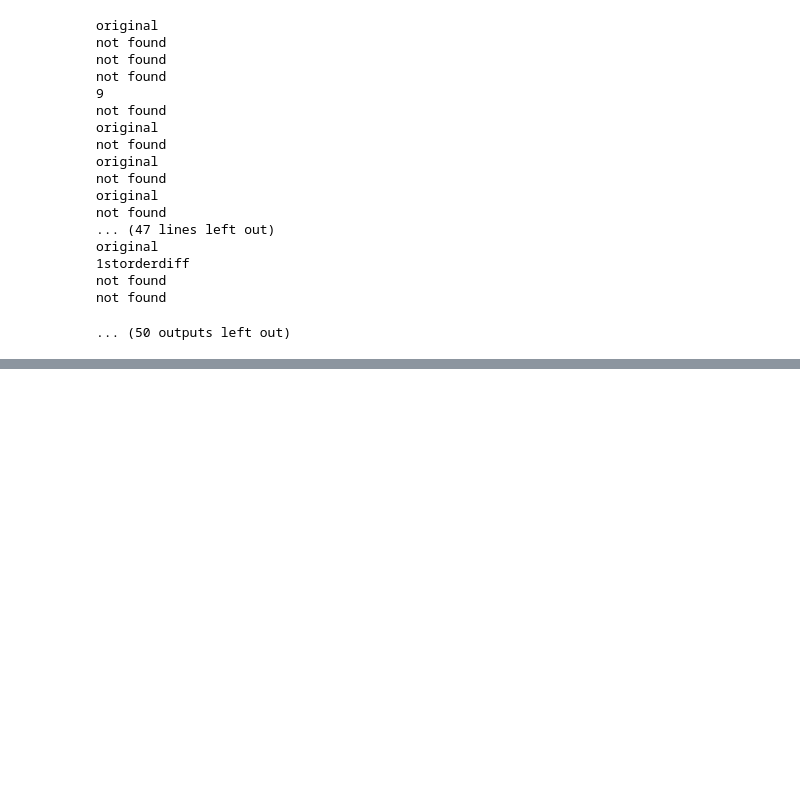
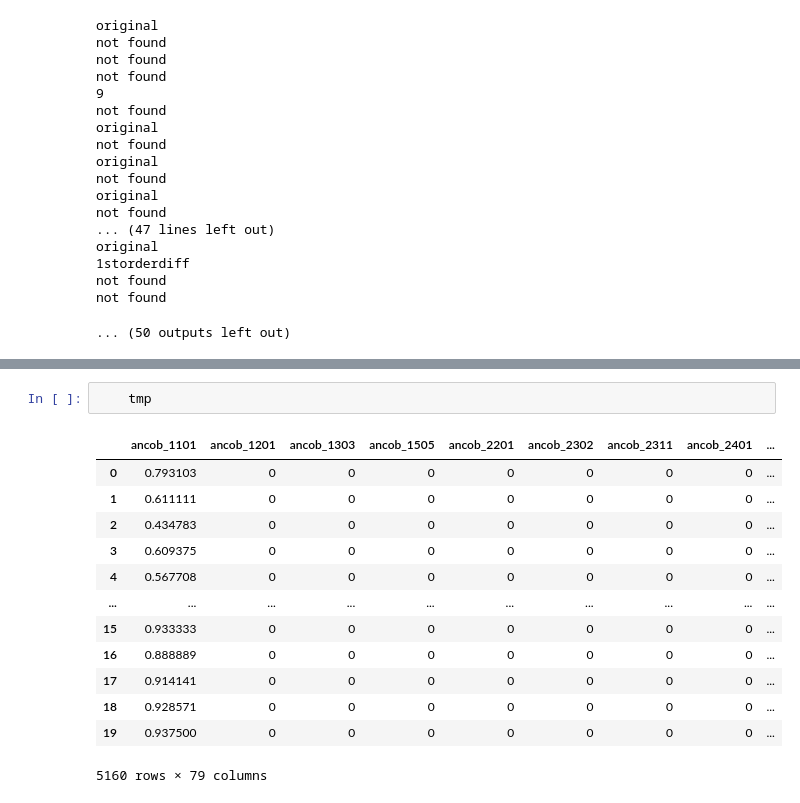
Before and after one commit to LyuLingfeng95/PhDProject1, a Jupyter notebook: Project1.ipynb, the cells around one changed output, grey strips where cells are left out. Drawn from its saved outputs; the diff is of its cells as text; blank space fills up the shorter version.

```diff
--- a/Project1.ipynb
+++ b/Project1.ipynb
@@ -2379,0 +2412,16 @@ not found
+# %%
+    tmp
+# %% [output]
+|  | ancob_1101 | ancob_1201 | ancob_1303 | ancob_1505 | ancob_2201 | ancob_2302 | ancob_2311 | ancob_2401 | ... |
+| 0 | 0.793103 | 0 | 0 | 0 | 0 | 0 | 0 | 0 | ... |
+| 1 | 0.611111 | 0 | 0 | 0 | 0 | 0 | 0 | 0 | ... |
+| 2 | 0.434783 | 0 | 0 | 0 | 0 | 0 | 0 | 0 | ... |
+| 3 | 0.609375 | 0 | 0 | 0 | 0 | 0 | 0 | 0 | ... |
+| 4 | 0.567708 | 0 | 0 | 0 | 0 | 0 | 0 | 0 | ... |
+| ... | ... | ... | ... | ... | ... | ... | ... | ... | ... |
+| 15 | 0.933333 | 0 | 0 | 0 | 0 | 0 | 0 | 0 | ... |
+| 16 | 0.888889 | 0 | 0 | 0 | 0 | 0 | 0 | 0 | ... |
+| 17 | 0.914141 | 0 | 0 | 0 | 0 | 0 | 0 | 0 | ... |
+| 18 | 0.928571 | 0 | 0 | 0 | 0 | 0 | 0 | 0 | ... |
+| 19 | 0.937500 | 0 | 0 | 0 | 0 | 0 | 0 | 0 | ... |
+5160 rows × 79 columns
```
Also changed, not shown: parts of 36 cells of this notebook.
